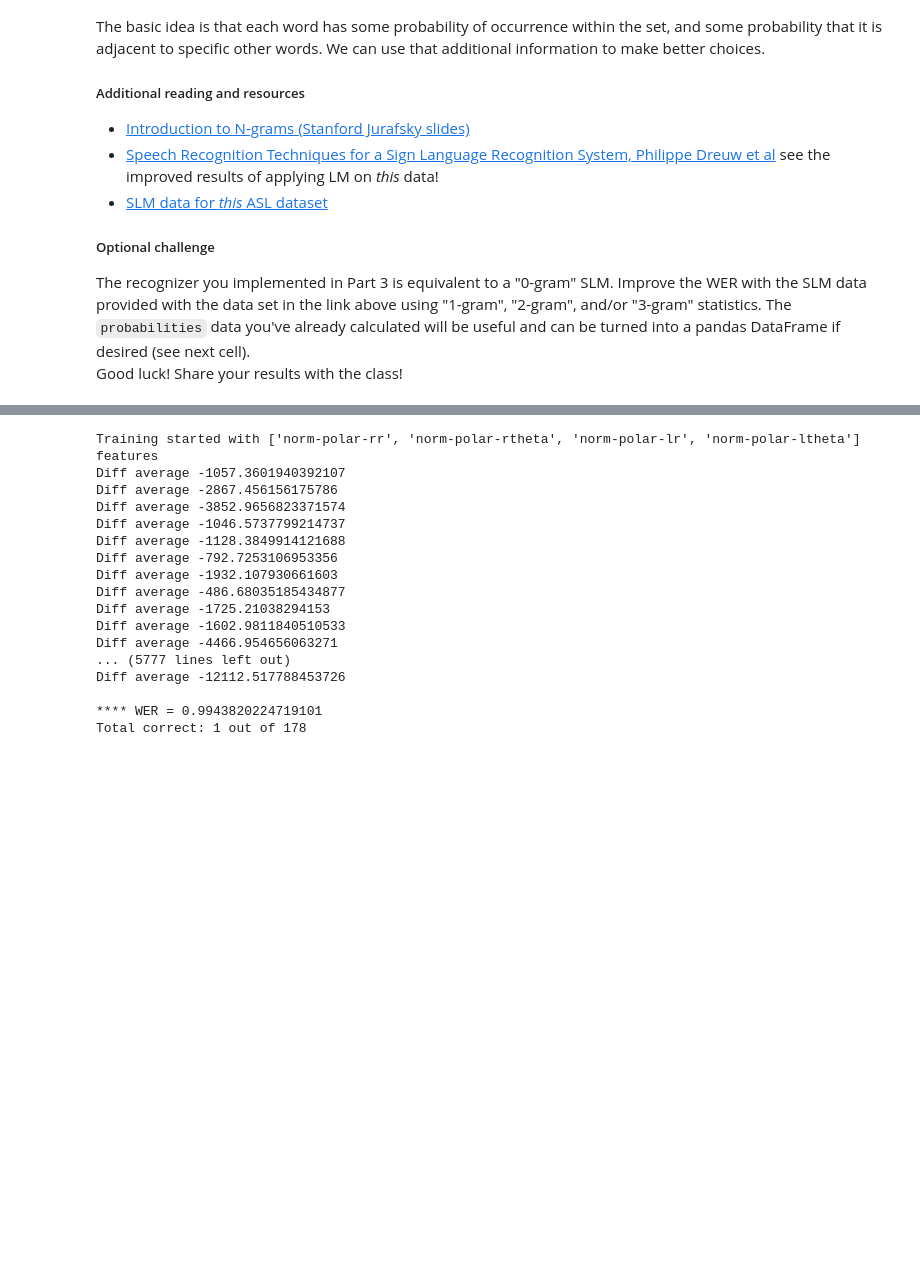
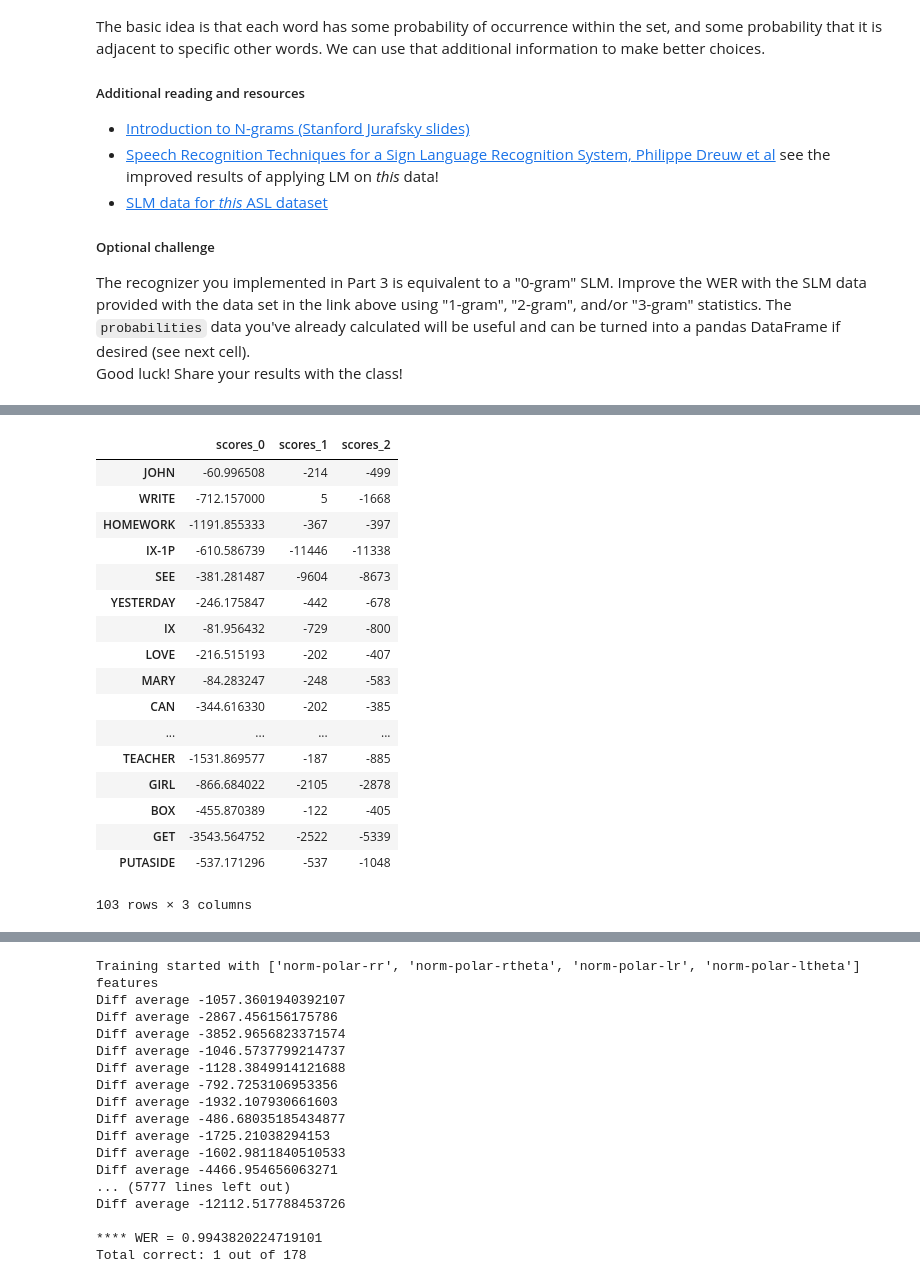
Before and after one commit to suribes/AIND-Recognizer, a Jupyter notebook: asl_recognizer.ipynb, the cells around one changed output, grey strips where cells are left out. Saved outputs shown, nothing was run; the diff lists cells and outputs as text; code cells hidden in the pictures; blank space fills up the shorter version.

```diff
--- a/asl_recognizer.ipynb
+++ b/asl_recognizer.ipynb
@@ -914,0 +1355,5 @@ Good luck!  Share your results with the class!
+# %%
+from my_recognizer import get_emission_scores
+
+sentence_index = [0, 1, 2]
+emission_scores = get_emission_scores(sentence_index, models, test_set)
@@ -914,0 +1378,21 @@ Good luck!  Share your results with the class!
+# %%
+emission_scores
+# %% [output]
+|  | scores_0 | scores_1 | scores_2 |
+| JOHN | -60.996508 | -214 | -499 |
+| WRITE | -712.157000 | 5 | -1668 |
+| HOMEWORK | -1191.855333 | -367 | -397 |
+| IX-1P | -610.586739 | -11446 | -11338 |
+| SEE | -381.281487 | -9604 | -8673 |
+| YESTERDAY | -246.175847 | -442 | -678 |
+| IX | -81.956432 | -729 | -800 |
+| LOVE | -216.515193 | -202 | -407 |
+| MARY | -84.283247 | -248 | -583 |
+| CAN | -344.616330 | -202 | -385 |
+| ... | ... | ... | ... |
+| TEACHER | -1531.869577 | -187 | -885 |
+| GIRL | -866.684022 | -2105 | -2878 |
+| BOX | -455.870389 | -122 | -405 |
+| GET | -3543.564752 | -2522 | -5339 |
+| PUTASIDE | -537.171296 | -537 | -1048 |
+103 rows × 3 columns
```
Also changed, not shown: parts of 76 cells of this notebook, 5 other files.
